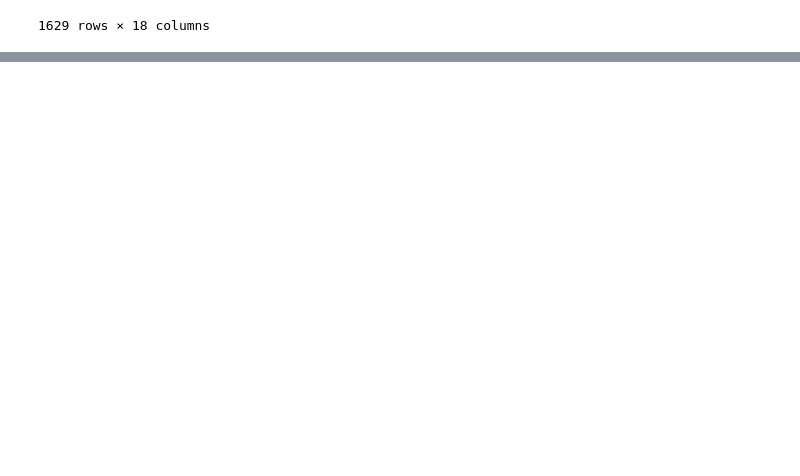
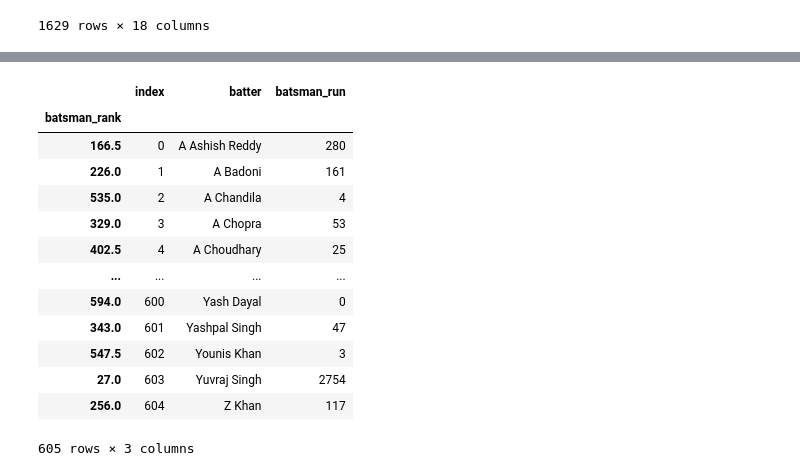
Before and after one commit to RiyazRizvi/Data-Cleaning-And-Preprocessing, a Jupyter notebook: Pandas.ipynb, the cells around one changed output, grey strips where cells are left out. Saved outputs shown, nothing was run; the diff lists cells and outputs as text; code cells hidden in the pictures; blank space fills up the shorter version.

```diff
--- a/Pandas.ipynb
+++ b/Pandas.ipynb
@@ -164,3 +164,9 @@ movies.sort_values(['year_of_release','title_x'],ascending=[True,False])
 | 26 | Albert Pinto Ko Gussa Kyun Aata Hai? | tt4355838 | https://upload.wikimedia.org/wiki... | https://en.wikipedia.org/wiki/Alb... | Albert Pinto Ko Gussa Kyun Aata Hai? | Albert Pinto Ko Gussa Kyun Aata Hai? | 0 | 2019 | 100 | ... |
 | 21 | 22 Yards | tt9496212 | https://upload.wikimedia.org/wiki... | https://en.wikipedia.org/wiki/22_... | 22 Yards | 22 Yards | 0 | 2019 | 126 | ... |
 1629 rows × 18 columns
+# %%
+# Rank
+# qs- rank of batsman based upon thier rank
+
+batsman=pd.read_csv('batsman_runs_ipl.csv')
+batsman.head()
@@ -166,0 +180,2 @@ movies.sort_values(['year_of_release','title_x'],ascending=[True,False])
+# %%
+batsman['batsman_rank']=batsman['batsman_run'].rank(ascending=False)
@@ -166,0 +284,18 @@ movies.sort_values(['year_of_release','title_x'],ascending=[True,False])
+# %%
+# replace existing index withoud loosing
+batsman.reset_index().set_index('batsman_rank')
+# %% [output]
+|  | index | batter | batsman_run |
+| batsman_rank |  |  |  |
+| 166.5 | 0 | A Ashish Reddy | 280 |
+| 226.0 | 1 | A Badoni | 161 |
+| 535.0 | 2 | A Chandila | 4 |
+| 329.0 | 3 | A Chopra | 53 |
+| 402.5 | 4 | A Choudhary | 25 |
+| ... | ... | ... | ... |
+| 594.0 | 600 | Yash Dayal | 0 |
+| 343.0 | 601 | Yashpal Singh | 47 |
+| 547.5 | 602 | Younis Khan | 3 |
+| 27.0 | 603 | Yuvraj Singh | 2754 |
+| 256.0 | 604 | Z Khan | 117 |
+605 rows × 3 columns
```
Also changed, not shown: parts of 10 cells of this notebook.
